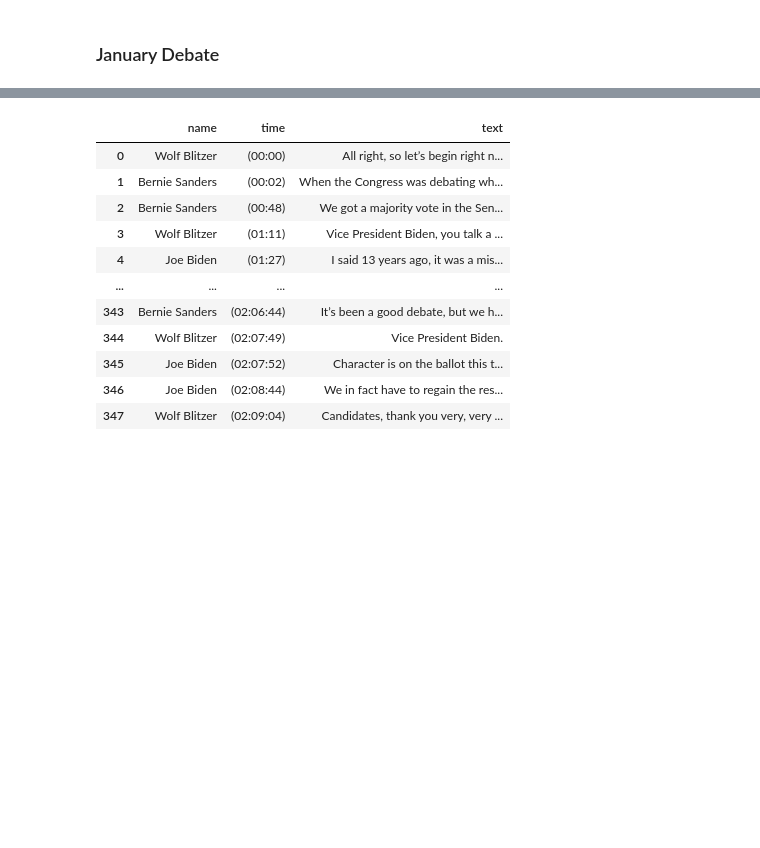
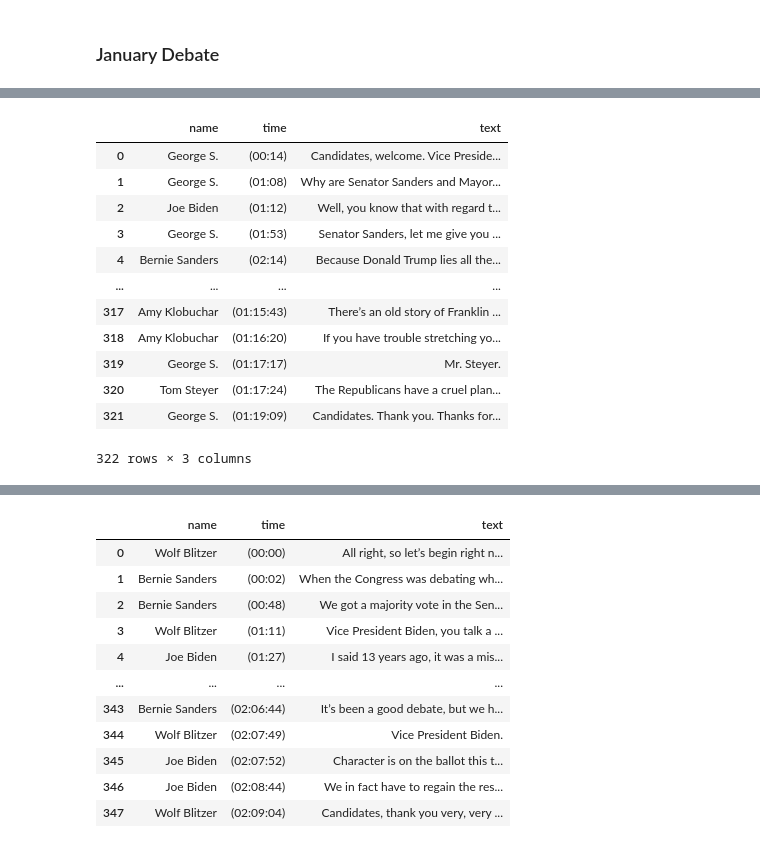
Before and after one commit to MichiganDataScienceTeam/W20-Debate-Bingo, a Jupyter notebook: notebooks/webscraping-jackson.ipynb, the cells around one changed output, grey strips where cells are left out. Cells and saved outputs as stored; diff of their text form; code cells hidden in the pictures; blank space fills up the shorter version.

Commit message:
Scraped New Hampshire data and fixed June data.

```diff
--- a/notebooks/webscraping-jackson.ipynb
+++ b/notebooks/webscraping-jackson.ipynb
@@ -7,3 +7,9 @@ import pandas as pd
 import numpy as np
 # %% [markdown]
 ### January Debate
+# %%
+URL = "https://www.rev.com/blog/transcripts/new-hampshire-democratic-debate-transcript"
+r = requests.get(URL)
+
+soup = BeautifulSoup(r.content, 'html5lib')
+print(soup.prettify())
@@ -9,0 +34,38 @@ import numpy as np
+# %%
+temp = soup.find('div', attrs = {'class' : 'fl-callout-text'}).find_all('p')
+wolf = temp[0].text + " " + temp[1].text
+
+pars = [wolf]
+
+for i, p in enumerate(soup.find('div', attrs = {'class' : 'fl-callout-text'}).find_all('p')):
+    if (i > 1):
+        pars.append(p.text)
+# %%
+feb = {
+    "name": [],
+    "time": [],
+    "text": [],
+}
+
+for text in pars:
+    feb["name"].append(text.split(': ',1)[0])
+    feb["time"].append(text.split(': ',1)[1].split(' ',1)[0])
+    feb["text"].append(text.split(': ',1)[1].split(' ',1)[1])
+
+feb_df = pd.DataFrame(data = feb)
+# %%
+feb_df
+# %% [output]
+|  | name | time | text |
+| 0 | George S. | (00:14) | Candidates, welcome. Vice Preside... |
+| 1 | George S. | (01:08) | Why are Senator Sanders and Mayor... |
+| 2 | Joe Biden | (01:12) | Well, you know that with regard t... |
+| 3 | George S. | (01:53) | Senator Sanders, let me give you ... |
+| 4 | Bernie Sanders | (02:14) | Because Donald Trump lies all the... |
+| ... | ... | ... | ... |
+| 317 | Amy Klobuchar | (01:15:43) | There’s an old story of Franklin ... |
+| 318 | Amy Klobuchar | (01:16:20) | If you have trouble stretching yo... |
+| 319 | George S. | (01:17:17) | Mr. Steyer. |
+| 320 | Tom Steyer | (01:17:24) | The Republicans have a cruel plan... |
+| 321 | George S. | (01:19:09) | Candidates. Thank you. Thanks for... |
+322 rows × 3 columns
```
Also changed, not shown: parts of 7 cells of this notebook.
